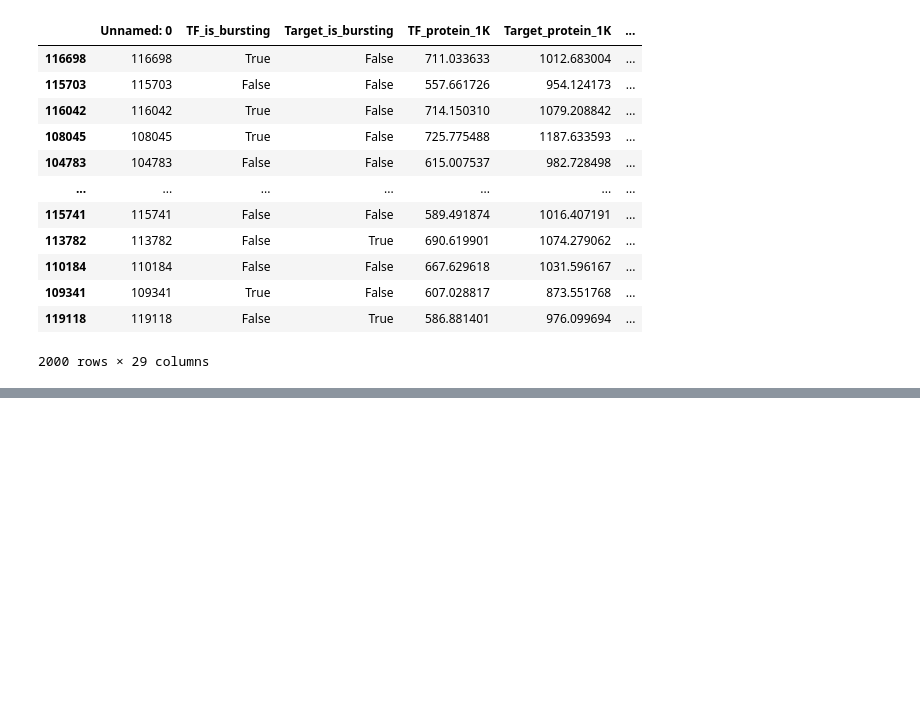
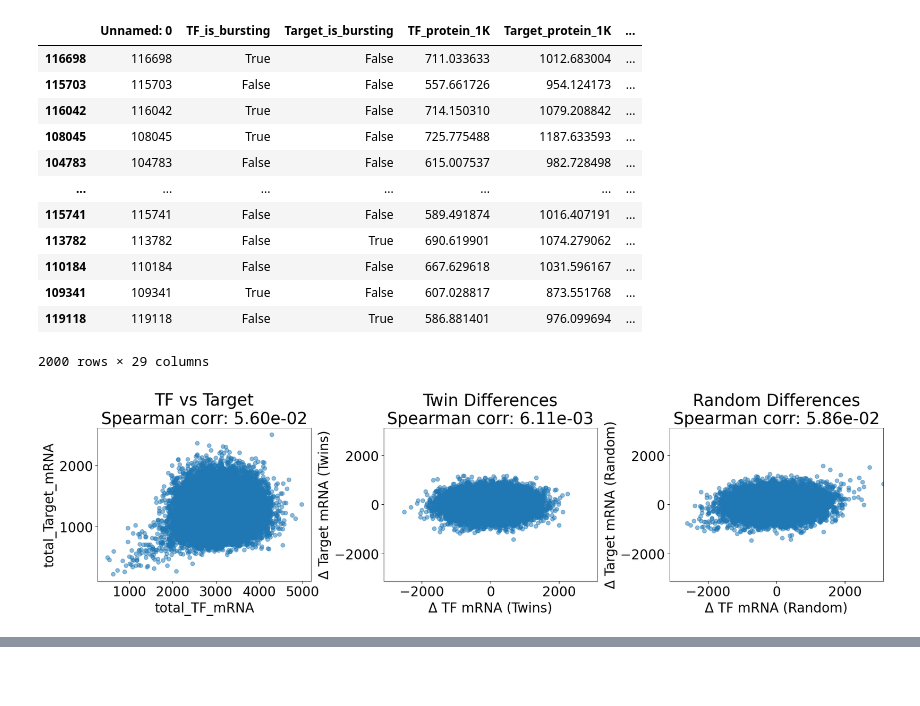
Before and after one commit to Keerthana910234/grnInference, a Jupyter notebook: analysisCode/compare_two_state_regulation.ipynb, the cells around one changed output, grey strips where cells are left out. Cells and saved outputs as stored; diff of their text form; code cells hidden in the pictures; blank space fills up the shorter version.

```diff
--- a/analysisCode/compare_two_state_regulation.ipynb
+++ b/analysisCode/compare_two_state_regulation.ipynb
@@ -262,7 +228,7 @@ import matplotlib.pyplot as plt
 from scipy.stats import spearmanr
 import numpy as np
 
-time = 600
+time = 900
 singleTime_df = updated_df[updated_df['sampling_time'] == time]
 singleTime_df = singleTime_df.reset_index(drop=True)
 
@@ -292,30 +258,32 @@ diff_Target_rand = rep1['total_Target_mRNA'] - rep2_shuffled['total_Target_mRNA'
 
 # --- Shared limits ---
 min_val = min(diff_TF.min(), diff_Target.min(), diff_TF_rand.min(), diff_Target_rand.min())
 max_val = max(diff_TF.max(), diff_Target.max(), diff_TF_rand.max(), diff_Target_rand.max())
 max_num = max(abs(min_val), abs(max_val))
 shared_lim = (-1*max_num, max_num)
 
 # --- Plot twin difference ---
 ax = axes[1]
 corr = spearmanr(diff_TF, diff_Target)[0]
 ax.scatter(diff_TF, diff_Target, alpha=0.5)
 ax.set_xlim(shared_lim)
 ax.set_ylim(shared_lim)
 ax.set_xlabel('Δ TF mRNA (Twins)')
 ax.set_ylabel('Δ Target mRNA (Twins)')
 ax.set_title(f'Twin Differences\nSpearman corr: {corr:.2e}')
 
 # --- Plot random difference ---
 ax = axes[2]
 corr = spearmanr(diff_TF_rand, diff_Target_rand)[0]
 ax.scatter(diff_TF_rand, diff_Target_rand, alpha=0.5)
 ax.set_xlim(shared_lim)
 ax.set_ylim(shared_lim)
 ax.set_xlabel('Δ TF mRNA (Random)')
 ax.set_ylabel('Δ Target mRNA (Random)')
 ax.set_title(f'Random Differences\nSpearman corr: {corr:.2e}')
 
 # --- Finalize ---
 plt.tight_layout()
 plt.show()
+# %% [output]
+[figure, added]
```
Also changed, not shown: parts of 10 cells of this notebook, 13 other files.
